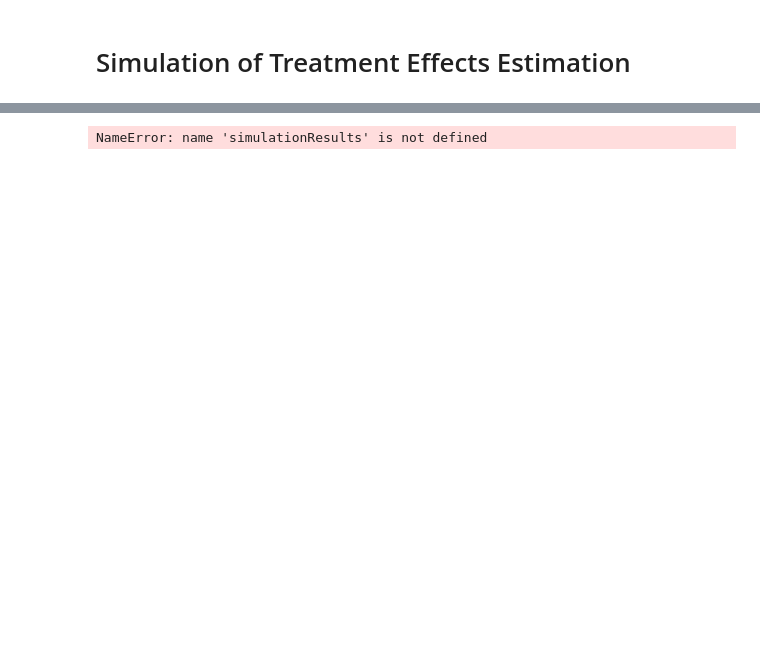
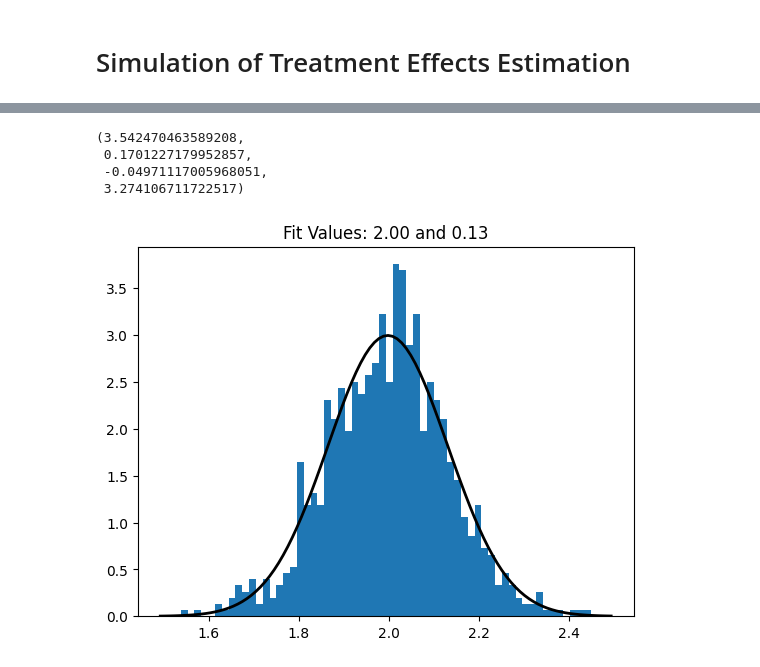
Before and after one commit to FranciscoPortilha/BSc2-Thesis---Robust-RDD, a Jupyter notebook: dev.ipynb, the cells around one changed output, grey strips where cells are left out. Saved outputs shown, nothing was run; the diff lists cells and outputs as text; code cells hidden in the pictures; blank space fills up the shorter version.

```diff
--- a/dev.ipynb
+++ b/dev.ipynb
@@ -457,7 +534,7 @@ def simulation(name,n,r,tau=0, L=0, alpha=0, beta=0):
     simulationResults = pd.DataFrame({'TE':TE,'H_left':H_left,'H_right':H_right})
     return simulationResults
 # %%
-simulationResults = simulation('Basic',1000,1000,2)
+simulationResults = simulation('Basic Linear',1000,1000,2)
 # %%
 np.mean(simulationResults.TE)
 # %% [output]
@@ -469,13 +546,17 @@ np.std(simulationResults.TE)
 # %%
-hist = plt.hist(simulationResults.TE, bins=60)
+hist = plt.hist(simulationResults.TE, bins=60, density=True)
 # Plot the PDF.
 xmin, xmax = plt.xlim()
 x = np.linspace(xmin, xmax, 100)
 p = norm.pdf(x, np.mean(simulationResults.TE), np.std(simulationResults.TE))
 plt.plot(x, p, 'k', linewidth=2)
 title = "Fit Values: {:.2f} and {:.2f}".format(np.mean(simulationResults.TE), np.std(simulationResults.TE))
 plt.title(title)
 
 st.jarque_bera(simulationResults.TE)
 # %% [output]
-NameError: name 'simulationResults' is not defined
+(3.542470463589208,
+ 0.1701227179952857,
+ -0.04971117005968051,
+ 3.274106711722517)
+[figure, added]
```
Also changed, not shown: parts of 12 cells of this notebook.
